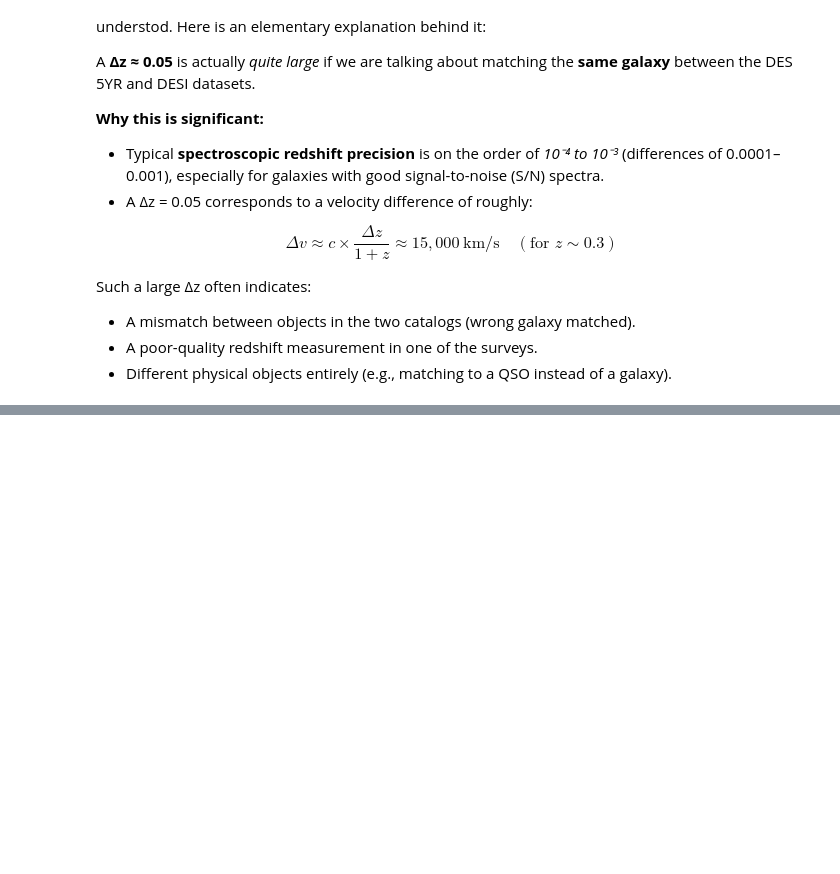
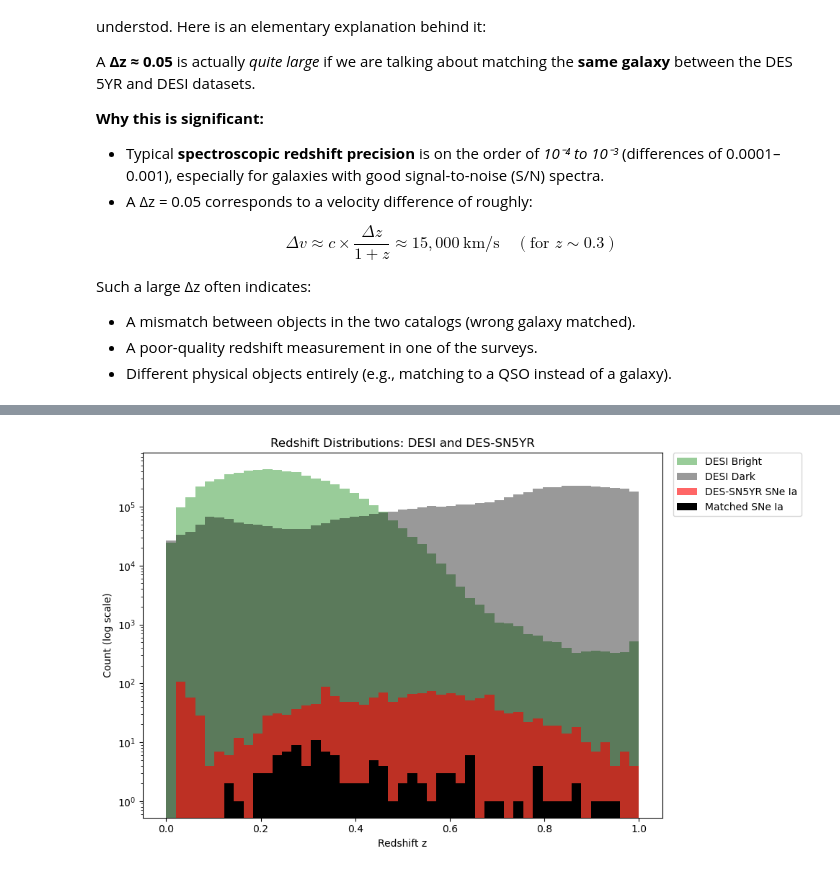
Before and after one commit to chernya4/first_paper, a Jupyter notebook: DES5YR_DESI_deliverable.ipynb, the cells around one changed output, grey strips where cells are left out. Saved outputs shown, nothing was run; the diff lists cells and outputs as text; code cells hidden in the pictures; blank space fills up the shorter version.

```diff
--- a/DES5YR_DESI_deliverable.ipynb
+++ b/DES5YR_DESI_deliverable.ipynb
@@ -484,0 +497,63 @@ plt.show()
+# %%
+# ----------------------------
+# Paths (adjust if needed)
+# ----------------------------
+DESI_BRIGHT_FITS = "DES5YR_DESI_data/desi_galaxy_metadata.fits"
+DESI_DARK_FITS   = "DES5YR_DESI_data/desi_galaxy_metadata_dark.fits"
+DES_SN_CSV       = "DES-SN5YR-1.2/4_DISTANCES_COVMAT/DES-SN5YR_HD+MetaData.csv"
+MATCHED_CSV      = "DES5YR_DESI_data/SNIa_matched_2_DESI_gal.csv"
+
+# ----------------------------
+# Helper
+# ----------------------------
+def clean_numeric(series, finite_only=True):
+    arr = pd.to_numeric(series, errors="coerce").to_numpy()
+    if finite_only:
+        arr = arr[np.isfinite(arr)]
+    return arr
+
+# ----------------------------
+# Load DESI galaxy redshifts
+# ----------------------------
+desi_bright = Table.read(DESI_BRIGHT_FITS, hdu=1).to_pandas()
+desi_dark   = Table.read(DESI_DARK_FITS,   hdu=1).to_pandas()
+
+Z_bright = clean_numeric(desi_bright.get("Z", pd.Series([])))
+Z_dark   = clean_numeric(desi_dark.get("Z", pd.Series([])))
+
+# ----------------------------
+# Load DES SNe
+# ----------------------------
+des_sn = pd.read_csv(DES_SN_CSV)
+zHEL_all = clean_numeric(des_sn.get("zHEL", pd.Series([])))
+
+# ----------------------------
+# Load matched SNe
+# ----------------------------
+matched = pd.read_csv(MATCHED_CSV)
+zHEL_matched = clean_numeric(matched.get("zHEL", pd.Series([])))
+
+# ----------------------------
+# Plot: all distributions together
+# ----------------------------
+zmin, zmax = 0.0, 1.0
+bins = np.linspace(zmin, zmax, 50)
+
+plt.figure(figsize=(10, 6))
+plt.hist(Z_bright, bins=bins, alpha=0.4, label="DESI Bright", color = "green", log=True)
+plt.hist(Z_dark, bins=bins, alpha=0.4, label="DESI Dark", color = "black", log=True)
+plt.hist(zHEL_all, bins=bins, alpha=0.6, label="DES-SN5YR SNe Ia", color = "red", log=True)
+plt.hist(zHEL_matched, bins=bins, label="Matched SNe Ia", color = "black", log=True)
+
+plt.xlabel("Redshift z")
+plt.ylabel("Count (log scale)")
+plt.title("Redshift Distributions: DESI and DES-SN5YR")
+plt.legend(
+    loc="upper left",
+    bbox_to_anchor=(1.02, 1),   # push legend just outside to the right
+    borderaxespad=0
+)
+plt.tight_layout()
+plt.show()
+# %% [output]
+[figure, added]
```
Also changed, not shown: parts of 8 cells of this notebook.
